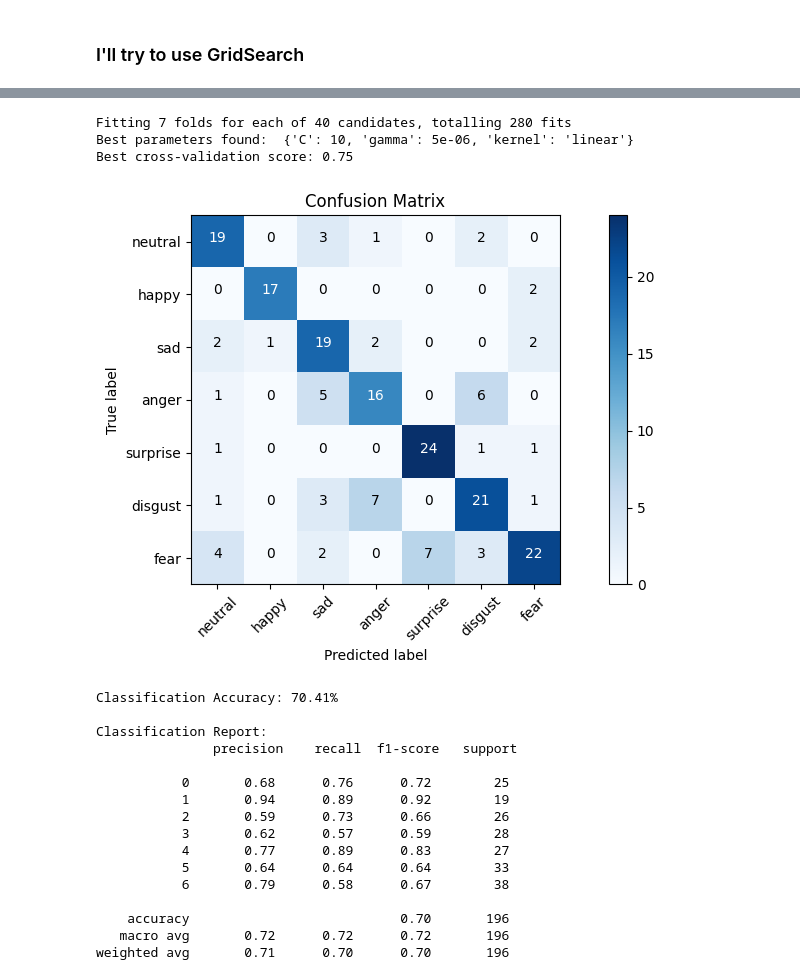
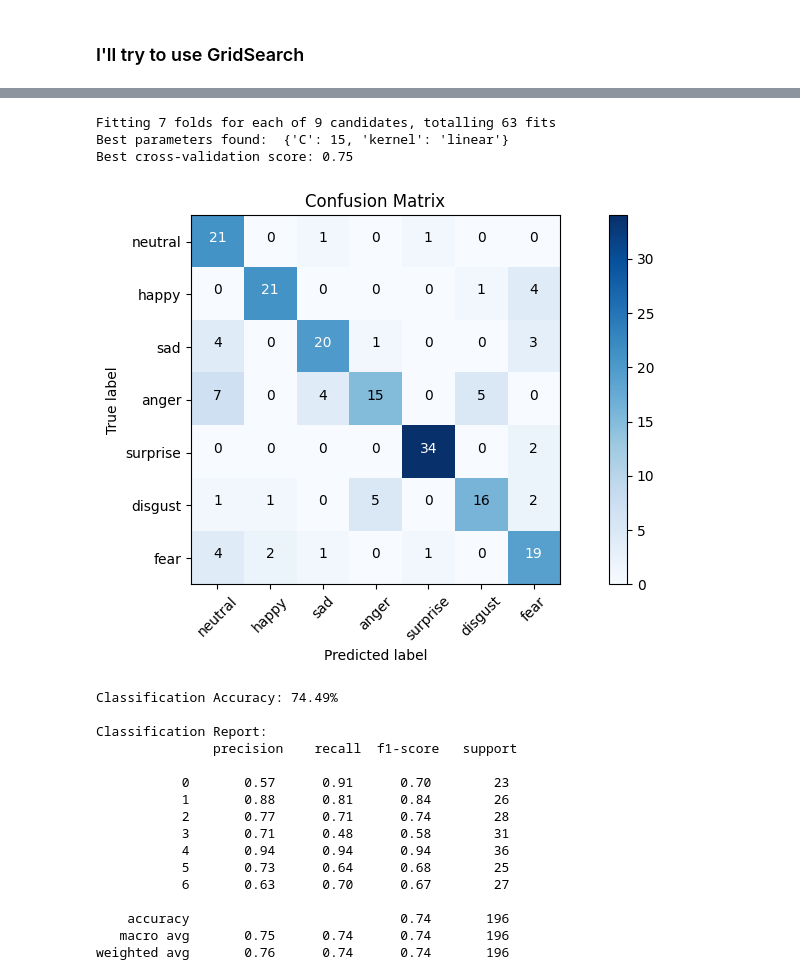
Before and after one commit to TARGAZ/MLChallenge, a Jupyter notebook: data_stats.ipynb, the cells around one changed output, grey strips where cells are left out. Drawn from its saved outputs; the diff is of its cells as text; code cells hidden in the pictures.

```diff
--- a/data_stats.ipynb
+++ b/data_stats.ipynb
@@ -413,56 +401,55 @@ image_names = data[:, 0]
 # Normalize data
 X = X.astype('float32')
 X = (X - np.mean(X, axis=0)) / np.std(X, axis=0)
 
 
 # Convert labels to numbers
 y_int = np.array([emotion_to_number[label] for label in y])
 
 # Split data
 X_train, X_test, y_train, y_test = train_test_split(X, y_int, test_size=0.2)
 
 def save_model(model, file_path):
     with open(file_path, 'wb') as f:
         pickle.dump({'model': model}, f)
 
 def tune_hyperparameters_svm(X_train, y_train):
     param_grid = {
-        'C': [0.1, 1, 10, 100, 1000],  # Regularization parameter
-        'gamma': [0.000005, 0.001, 0.01, 0.1],  # Kernel coefficient for ‘rbf’
-        'kernel': ['linear', 'rbf'],  # Use radial basis function kernel
+        'C': [0.1, 1, 5, 10, 15, 25, 50, 100, 1000],  # Regularization parameter
+        'kernel': ['linear'],  # Different kernel types
     }
     svm = SVC(decision_function_shape='ovo')  # ovo: one-vs-one classification for multi-class
-    grid_search = GridSearchCV(estimator=svm, param_grid=param_grid, cv=7, n_jobs=-1, verbose=2, scoring='accuracy', error_score='raise')
+    grid_search = GridSearchCV(estimator=svm, param_grid=param_grid, cv=7, n_jobs=-1, verbose=1, scoring='accuracy', error_score='raise')
     grid_search.fit(X_train, y_train)
     print("Best parameters found: ", grid_search.best_params_)
     print("Best cross-validation score: {:.2f}".format(grid_search.best_score_))
     return grid_search.best_estimator_
 
 best_model = tune_hyperparameters_svm(X_train, y_train)
 accuracy, report, matrix = evaluate_model(best_model, X_test, y_test)
 plot_metrics(matrix, list(emotion_to_number.keys()), accuracy, report)
 # save_model(best_model, 'svm_model.p')
 # %% [output]
-Fitting 7 folds for each of 40 candidates, totalling 280 fits
-Best parameters found:  {'C': 10, 'gamma': 5e-06, 'kernel': 'linear'}
+Fitting 7 folds for each of 9 candidates, totalling 63 fits
+Best parameters found:  {'C': 15, 'kernel': 'linear'}
 Best cross-validation score: 0.75
-[figure, old version]
+[figure, new version]
-Classification Accuracy: 70.41%
+Classification Accuracy: 74.49%
 
 Classification Report:
                precision    recall  f1-score   support
 
-           0       0.68      0.76      0.72        25
-           1       0.94      0.89      0.92        19
-           2       0.59      0.73      0.66        26
-           3       0.62      0.57      0.59        28
-           4       0.77      0.89      0.83        27
-           5       0.64      0.64      0.64        33
-           6       0.79      0.58      0.67        38
+           0       0.57      0.91      0.70        23
+           1       0.88      0.81      0.84        26
+           2       0.77      0.71      0.74        28
+           3       0.71      0.48      0.58        31
+           4       0.94      0.94      0.94        36
+           5       0.73      0.64      0.68        25
+           6       0.63      0.70      0.67        27
 
-    accuracy                           0.70       196
-   macro avg       0.72      0.72      0.72       196
-weighted avg       0.71      0.70      0.70       196
+    accuracy                           0.74       196
+   macro avg       0.75      0.74      0.74       196
+weighted avg       0.76      0.74      0.74       196
 # %%
 # Load CSV file
 csv_path = "./project_data/training_set.csv"
```
Also changed, not shown: parts of 7 cells of this notebook, 7 other files.
